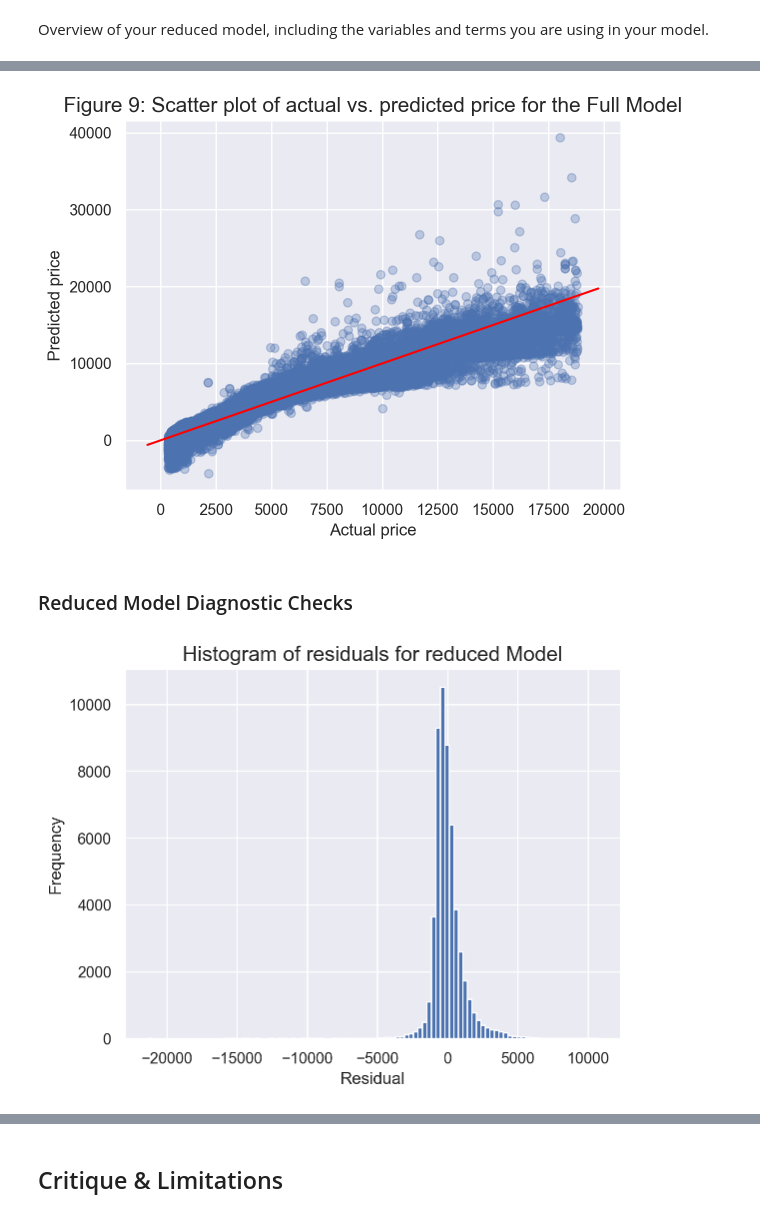
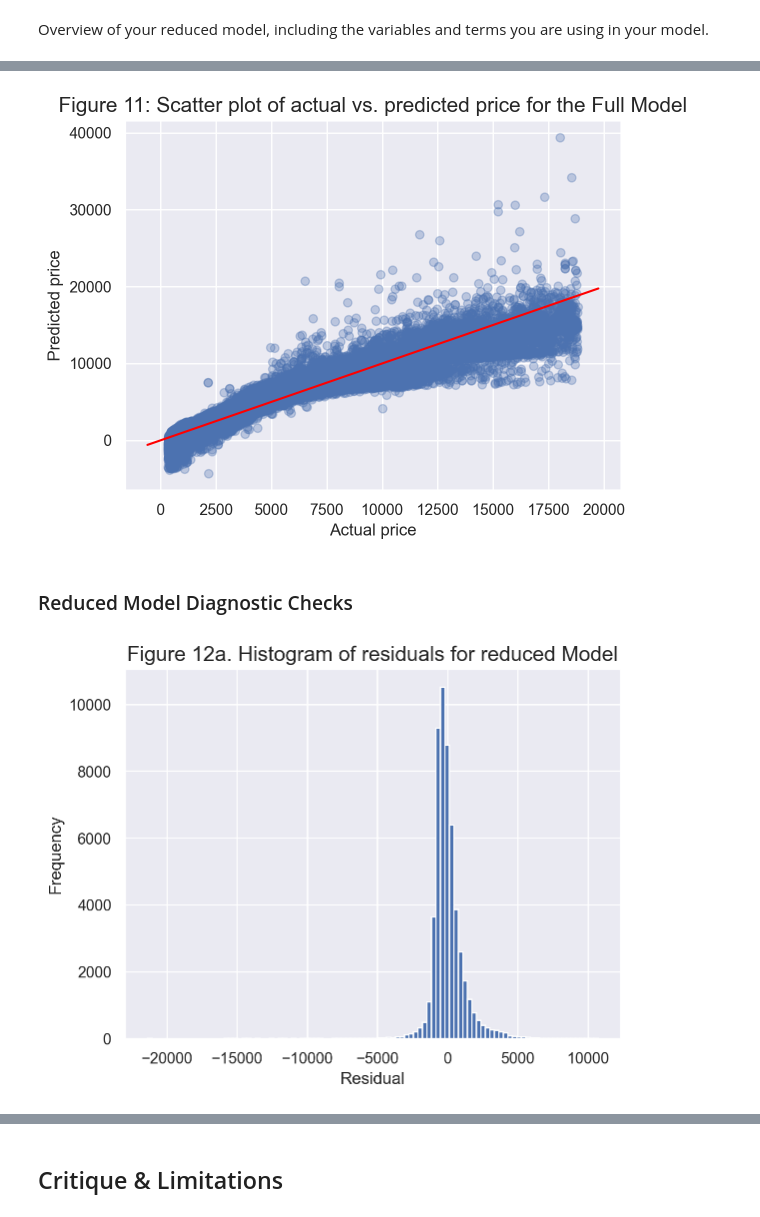
Before and after one commit to ritizzzz/math-phase2, a Jupyter notebook: phase2.ipynb, the cells around one changed output, grey strips where cells are left out. Drawn from its saved outputs; the diff is of its cells as text; code cells hidden in the pictures.

Commit message:
reduced model variance

```diff
--- a/phase2.ipynb
+++ b/phase2.ipynb
@@ -403,18 +403,18 @@ plt.scatter(residuals_reduced['actual'], residuals_reduced['predicted'], alpha=0
 plot_line(axis=plt.gca(), slope=1, intercept=0, c="red");
 plt.xlabel('Actual price');
 plt.ylabel('Predicted price');
-plt.title('Figure 9: Scatter plot of actual vs. predicted price for the Full Model', fontsize=15);
+plt.title('Figure 11: Scatter plot of actual vs. predicted price for the Full Model', fontsize=15);
 plt.show();
 # %% [output]
-[figure, old version]
+[figure, new version]
 # %% [markdown]
 ### Reduced Model Diagnostic Checks
 # %%
 sns.set_theme()
 plt.hist(residuals_reduced['residual'], bins =100);
 plt.xlabel('Residual');
 plt.ylabel('Frequency');
-plt.title('Histogram of residuals for reduced Model', fontsize=15);
+plt.title('Figure 12a. Histogram of residuals for reduced Model', fontsize=15);
 plt.show();
 # %% [output]
-[figure, old version]
+[figure, new version]
```
Also changed, not shown: parts of 2 cells of this notebook.
